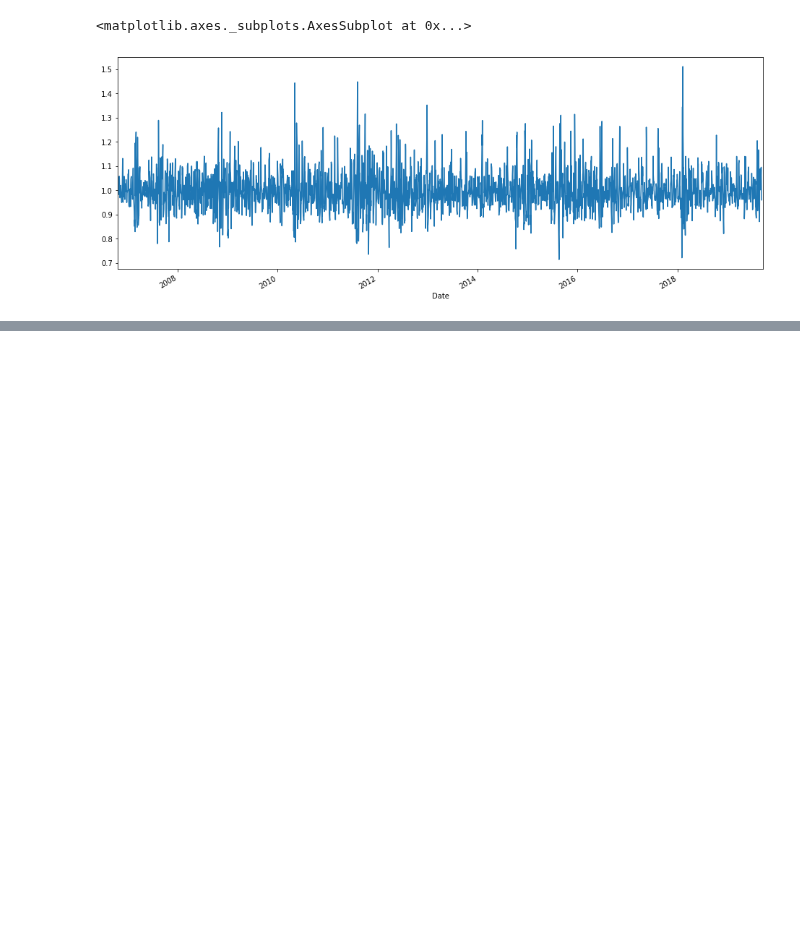
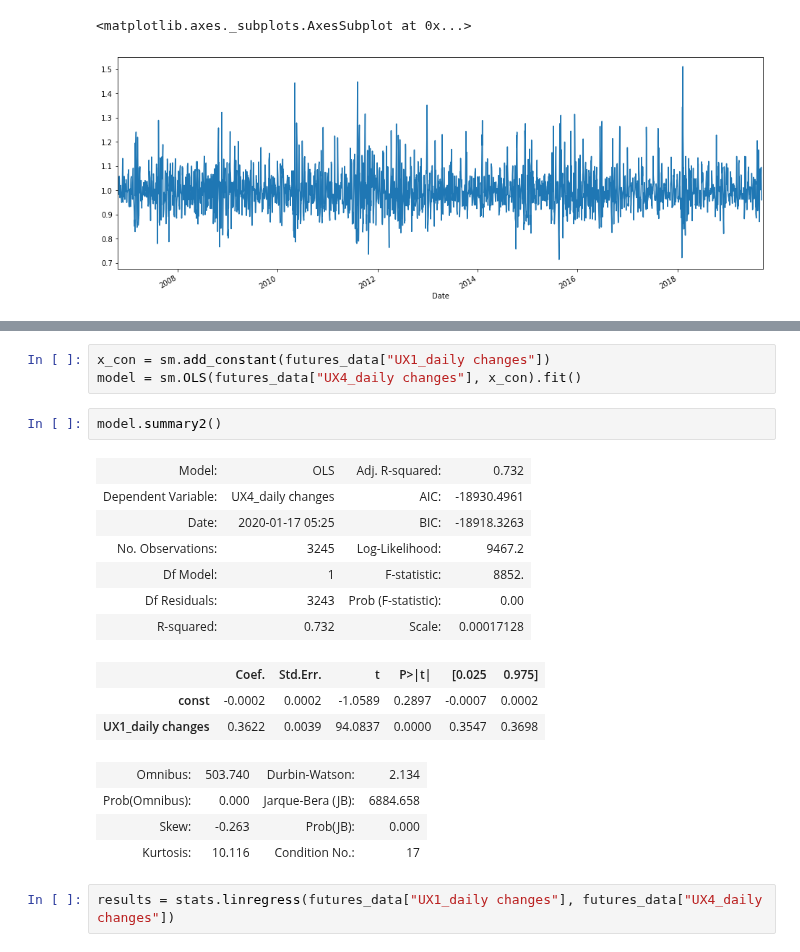
Before and after one commit to Berkat0789/Data_Analysis, a Jupyter notebook: Personal Projects/Jeff Benton/Daily Changes .ipynb, the cells around one changed output, grey strips where cells are left out. Drawn from its saved outputs; the diff is of its cells as text; blank space fills up the shorter version.

```diff
--- a/Personal Projects/Jeff Benton/Daily Changes .ipynb
+++ b/Personal Projects/Jeff Benton/Daily Changes .ipynb
@@ -78,0 +87,22 @@ Ets_result.resid.plot(figsize = (16,6))
+# %%
+x_con = sm.add_constant(futures_data["UX1_daily changes"])
+model = sm.OLS(futures_data["UX4_daily changes"], x_con).fit()
+# %%
+model.summary2()
+# %% [output]
+| Model: | OLS | Adj. R-squared: | 0.732 |
+| Dependent Variable: | UX4_daily changes | AIC: | -18930.4961 |
+| Date: | 2020-01-17 05:25 | BIC: | -18918.3263 |
+| No. Observations: | 3245 | Log-Likelihood: | 9467.2 |
+| Df Model: | 1 | F-statistic: | 8852. |
+| Df Residuals: | 3243 | Prob (F-statistic): | 0.00 |
+| R-squared: | 0.732 | Scale: | 0.00017128 |
+|  | Coef. | Std.Err. | t | P>|t| | [0.025 | 0.975] |
+| const | -0.0002 | 0.0002 | -1.0589 | 0.2897 | -0.0007 | 0.0002 |
+| UX1_daily changes | 0.3622 | 0.0039 | 94.0837 | 0.0000 | 0.3547 | 0.3698 |
+| Omnibus: | 503.740 | Durbin-Watson: | 2.134 |
+| Prob(Omnibus): | 0.000 | Jarque-Bera (JB): | 6884.658 |
+| Skew: | -0.263 | Prob(JB): | 0.000 |
+| Kurtosis: | 10.116 | Condition No.: | 17 |
+# %%
+results = stats.linregress(futures_data["UX1_daily changes"], futures_data["UX4_daily changes"])
```
Also changed, not shown: parts of 6 cells of this notebook.
